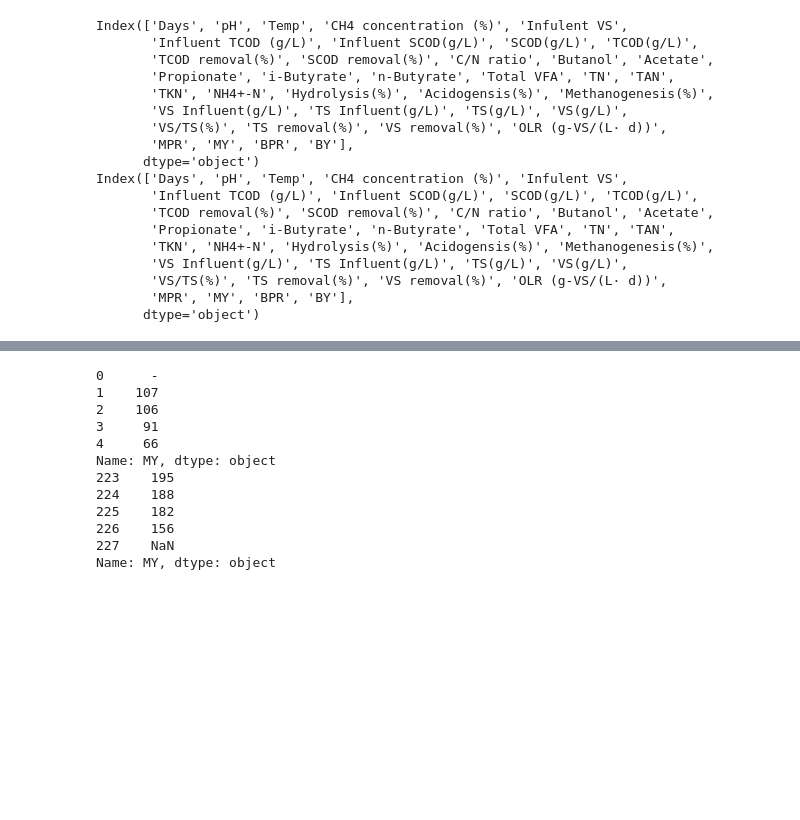
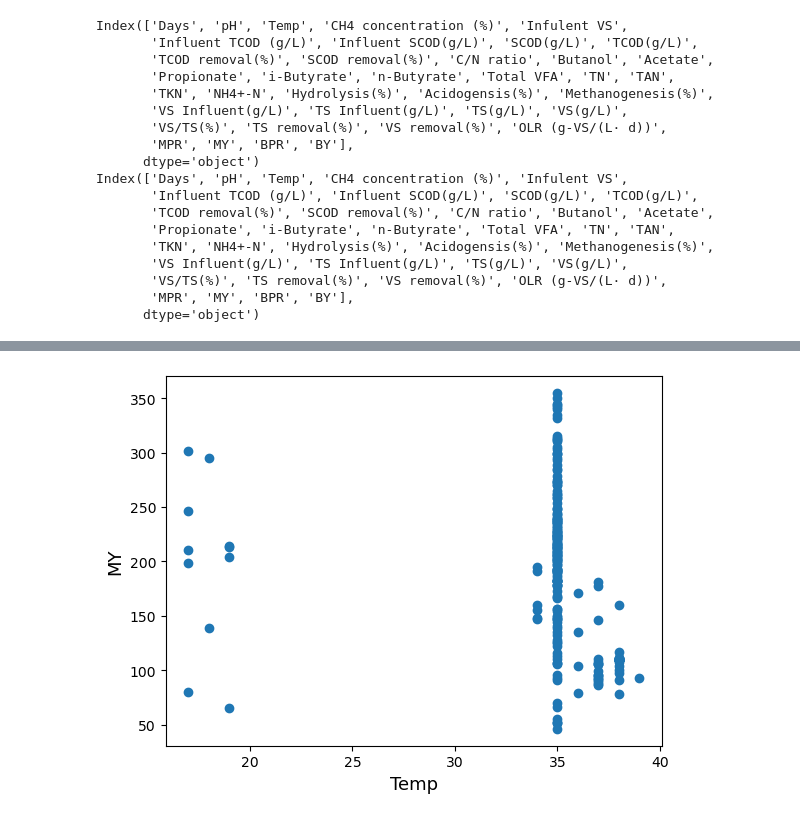
Before and after one commit to wenyi22/-, a Jupyter notebook: part1.ipynb, the cells around one changed output, grey strips where cells are left out. Drawn from its saved outputs; the diff is of its cells as text; code cells hidden in the pictures; blank space fills up the shorter version.

```diff
--- a/part1.ipynb
+++ b/part1.ipynb
@@ -173,15 +176,32 @@ train = train.replace("ND", pd.NA)
 test = test.replace("ND" , pd.NA)
 
 # 將百分比轉換為數值
-percentage_cols = ["SCOD removal(%)", "TCOD removal(%)", "C/N ratio", "Hydrolysis(%)", "Acidogensis(%)", "Methanogenesis(%)", "VS/TS(%)", "TS removal(%)", "VS removal(%)"]
+percentage_cols = ["SCOD removal(%)", "TCOD removal(%)", "Hydrolysis(%)", "Acidogensis(%)", "Methanogenesis(%)", "VS/TS(%)", "TS removal(%)", "VS removal(%)", "CH4 concentration (%)"]
 for col in percentage_cols:
     # 確保所有值為字串型態
     train[col] = train[col].astype(str)
     test[col] = test[col].astype(str)
 
-    # 如果該值為數字，將其轉換為浮點數；如果不是，將 "%" 字符去掉並轉換為浮點數
-    train[col] = train[col].apply(lambda x: float(x) if x.isdigit() else float(x.rstrip("%")) / 100.0)
-    test[col] = test[col].apply(lambda x: float(x) if x.isdigit() else float(x.rstrip("%")) / 100.0)
+    # 如果該值包含數字和%，則將 "%" 字符去掉並轉換為浮點數；否則直接轉換為浮點數
+    train[col] = train[col].apply(lambda x: float(x.replace("%","")) / 100.0 if "%" in x else float(x) if x.replace(".","").isdigit() else np.nan)
+    test[col] = test[col].apply(lambda x: float(x.replace("%","")) / 100.0 if "%" in x else float(x) if x.replace(".","").isdigit() else np.nan)
+
+
+# 轉換這一列的數據類型為數字
+train["MY"] = pd.to_numeric(train["MY"], errors='coerce')
+test["MY"] = pd.to_numeric(test["MY"], errors='coerce')
+
+train["VS/TS(%)"] = pd.to_numeric(train["VS/TS(%)"], errors='coerce')
+test["VS/TS(%)"] = pd.to_numeric(test["VS/TS(%)"], errors='coerce')
+
+train["CH4 concentration (%)"] = pd.to_numeric(train["CH4 concentration (%)"], errors='coerce')
+test["CH4 concentration (%)"] = pd.to_numeric(test["CH4 concentration (%)"], errors='coerce')
+
+train["MCH4 concentration (%)"] = pd.to_numeric(train["CH4 concentration (%)"], errors='coerce')
+test["MCH4 concentration (%)"] = pd.to_numeric(test["CH4 concentration (%)"], errors='coerce')
+
+train["SCOD removal(%)"] = pd.to_numeric(train["CH4 concentration (%)"], errors='coerce')
+test["SCOD removal(%)"] = pd.to_numeric(test["CH4 concentration (%)"], errors='coerce')
 
 # # 處理ND值，如果某個特徵有連續20個ND，就刪除該特徵
 # features_to_drop = [column for column in train.columns if (train[column] == "ND").rolling(window=10).sum().max() >= 20]
@@ -194,19 +214,11 @@ test = test.interpolate(method="linear")
 # 使用線性插值填充缺失值
 train = train.interpolate(method="linear", limit_direction="both")
 test = test.interpolate(method="linear", limit_direction="both")
-# %%
-print(test['MY'].head())  # 查看前5行
-print(test['MY'].tail())  # 查看後5行
-# %% [output]
-0      -
-1    107
-2    106
-3     91
-4     66
-Name: MY, dtype: object
-223    195
-224    188
-225    182
-226    156
-227    NaN
-Name: MY, dtype: object
+# %%
+fig, ax = plt.subplots()  #fig表示新創建的數字(Figure)對象，ax表示新創建的子圖(subplot)
+ax.scatter(x = train['Temp'],y = train['MY'])   #繪製點散圖
+plt.ylabel('MY',fontsize = 13)   #fontsize = 13 字體大小
+plt.xlabel('Temp',fontsize = 13)
+plt.show()
+# %% [output]
+[figure, added]
```
Also changed, not shown: parts of 19 cells of this notebook.
